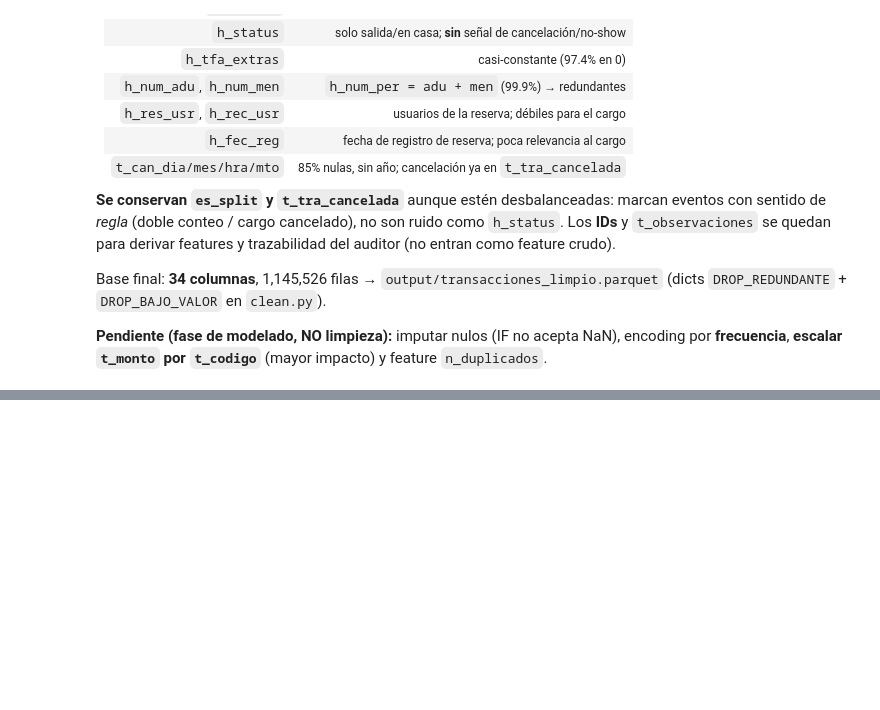
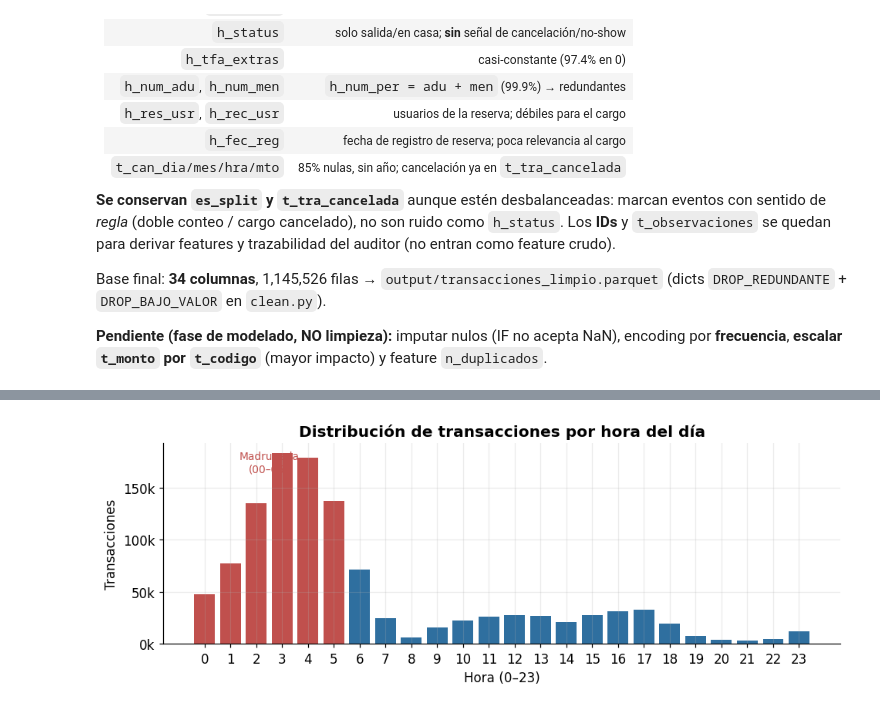
Before and after one commit to AdrianMateos-A01722496/FinAnom, a Jupyter notebook: data_cleaning/initial_cleaning.ipynb, the cells around one changed output, grey strips where cells are left out. Saved outputs shown, nothing was run; the diff lists cells and outputs as text; code cells hidden in the pictures; blank space fills up the shorter version.

```diff
--- a/data_cleaning/initial_cleaning.ipynb
+++ b/data_cleaning/initial_cleaning.ipynb
@@ -256,0 +320,12 @@ Base final: **34 columnas**, 1,145,526 filas → `output/transacciones_limpio.pa
+# %%
+# Distribucion por hora del dia (revela el posteo del night audit)
+hr=expl['t_timestamp'].dt.hour.value_counts().sort_index()
+fig,ax=plt.subplots(figsize=(9,3.4))
+ax.bar(hr.index, hr.values, color=[RD if h<6 else AZ for h in hr.index])
+ax.set_title('Distribución de transacciones por hora del día')
+ax.set_xlabel('Hora (0–23)'); ax.set_ylabel('Transacciones'); ax.set_xticks(range(0,24))
+ax.yaxis.set_major_formatter(mticker.FuncFormatter(lambda x,_:f'{int(x/1000)}k'))
+ax.text(2.5, hr.max()*.9, 'Madrugada\n(00–05)', color=RD, fontsize=9, ha='center')
+fig.savefig(OUT/'exp_distribucion_horaria.png', bbox_inches='tight'); plt.show()
+# %% [output]
+[figure, added]
```
Also changed, not shown: parts of 9 cells of this notebook.
